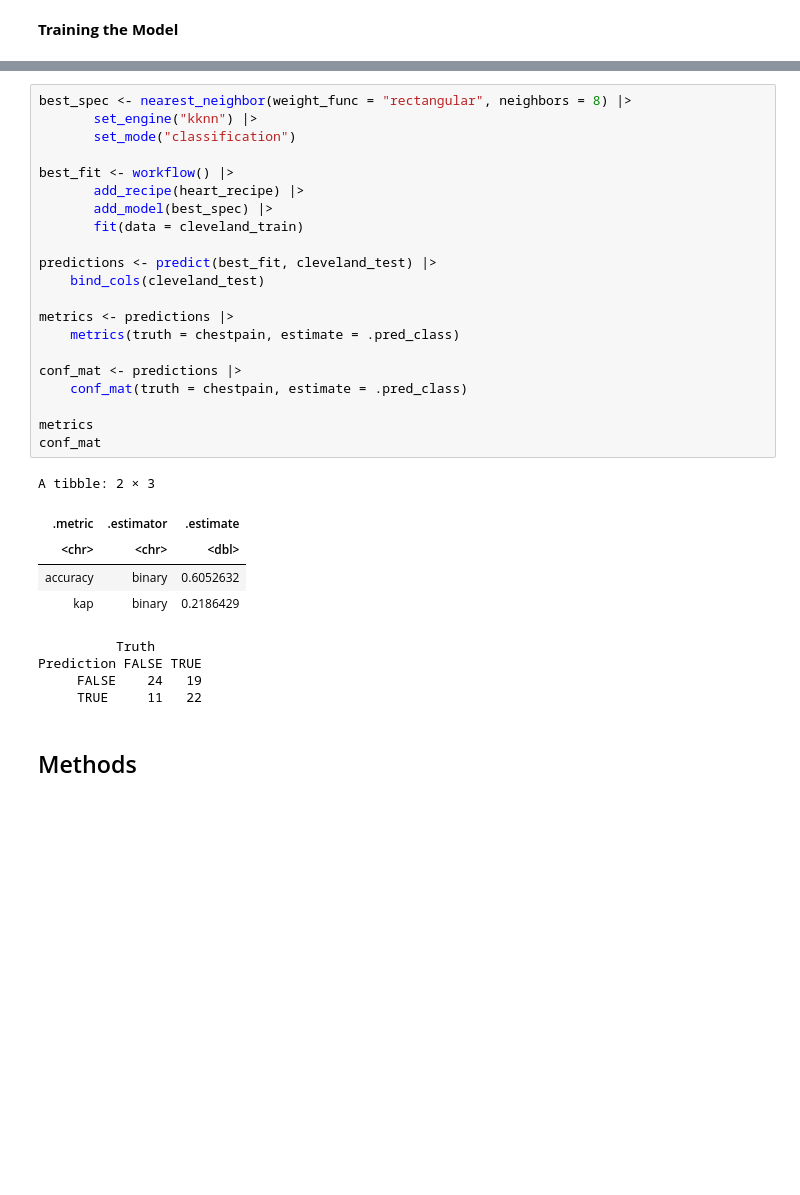
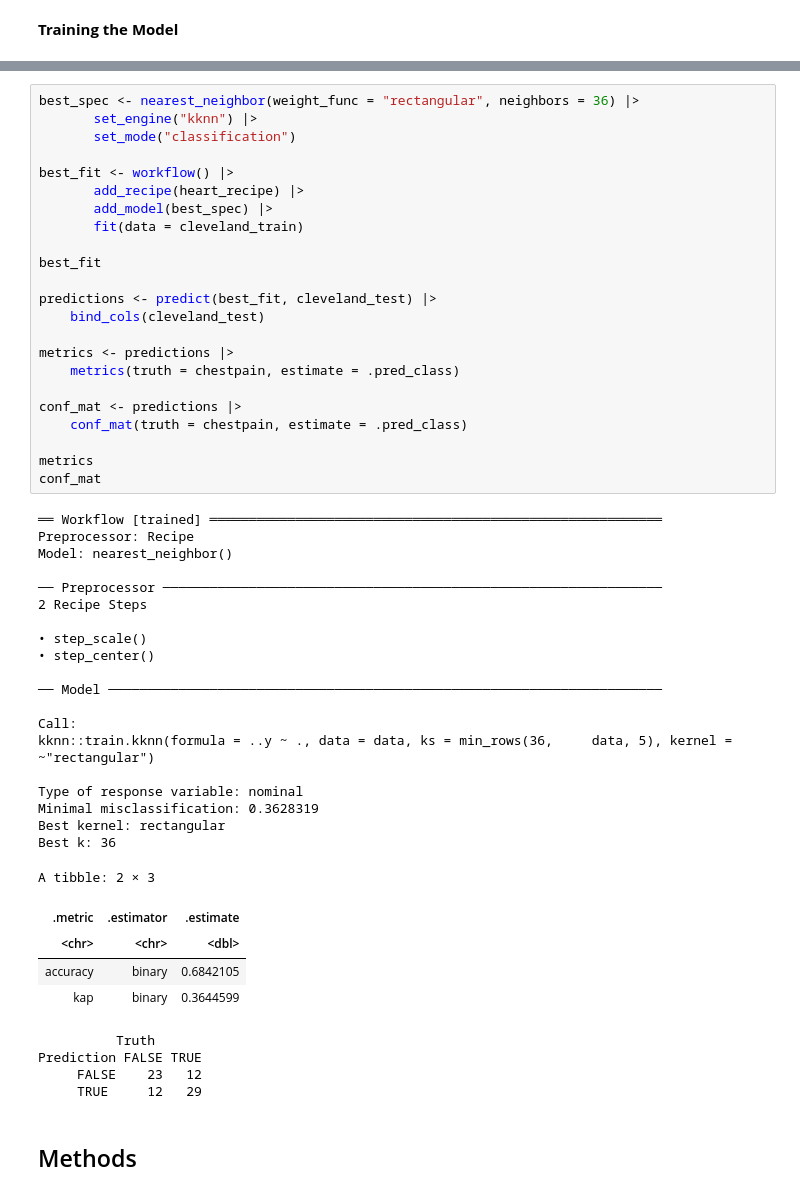
Before and after one commit to sollchi/dsci_100_project_group_36, a Jupyter notebook: Proposal.ipynb, the cells around one changed output, grey strips where cells are left out. Cells and saved outputs as stored; diff of their text form; blank space fills up the shorter version.

```diff
--- a/Proposal.ipynb
+++ b/Proposal.ipynb
@@ -185,34 +221,55 @@ accuracy_versus_k
 # %%
-best_spec <- nearest_neighbor(weight_func = "rectangular", neighbors = 8) |>
+best_spec <- nearest_neighbor(weight_func = "rectangular", neighbors = 36) |>
        set_engine("kknn") |>
        set_mode("classification")
 
 best_fit <- workflow() |>
        add_recipe(heart_recipe) |>
        add_model(best_spec) |>
        fit(data = cleveland_train)
+
+best_fit
 
 predictions <- predict(best_fit, cleveland_test) |>
     bind_cols(cleveland_test)
 
 metrics <- predictions |>
     metrics(truth = chestpain, estimate = .pred_class)
 
 conf_mat <- predictions |>
     conf_mat(truth = chestpain, estimate = .pred_class)
 
 metrics
 conf_mat
 # %% [output]
-A tibble: 2 × 3
+══ Workflow [trained] ══════════════════════════════════════════════════════════
+Preprocessor: Recipe
+Model: nearest_neighbor()
+
+── Preprocessor ────────────────────────────────────────────────────────────────
+2 Recipe Steps
+
+• step_scale()
+• step_center()
+
+── Model ───────────────────────────────────────────────────────────────────────
+
+Call:
+kknn::train.kknn(formula = ..y ~ ., data = data, ks = min_rows(36,     data, 5), kernel = ~"rectangular")
+
+Type of response variable: nominal
+Minimal misclassification: 0.3628319
+Best kernel: rectangular
+Best k: 36
+A tibble: 2 × 3
 | .metric | .estimator | .estimate |
 | <chr> | <chr> | <dbl> |
-| accuracy | binary | 0.6052632 |
-| kap | binary | 0.2186429 |
+| accuracy | binary | 0.6842105 |
+| kap | binary | 0.3644599 |
-          Truth
-Prediction FALSE TRUE
-     FALSE    24   19
-     TRUE     11   22
+          Truth
+Prediction FALSE TRUE
+     FALSE    23   12
+     TRUE     12   29
 # %% [markdown]
 ## Methods
 # %% [markdown]
```
Also changed, not shown: parts of 5 cells of this notebook.
